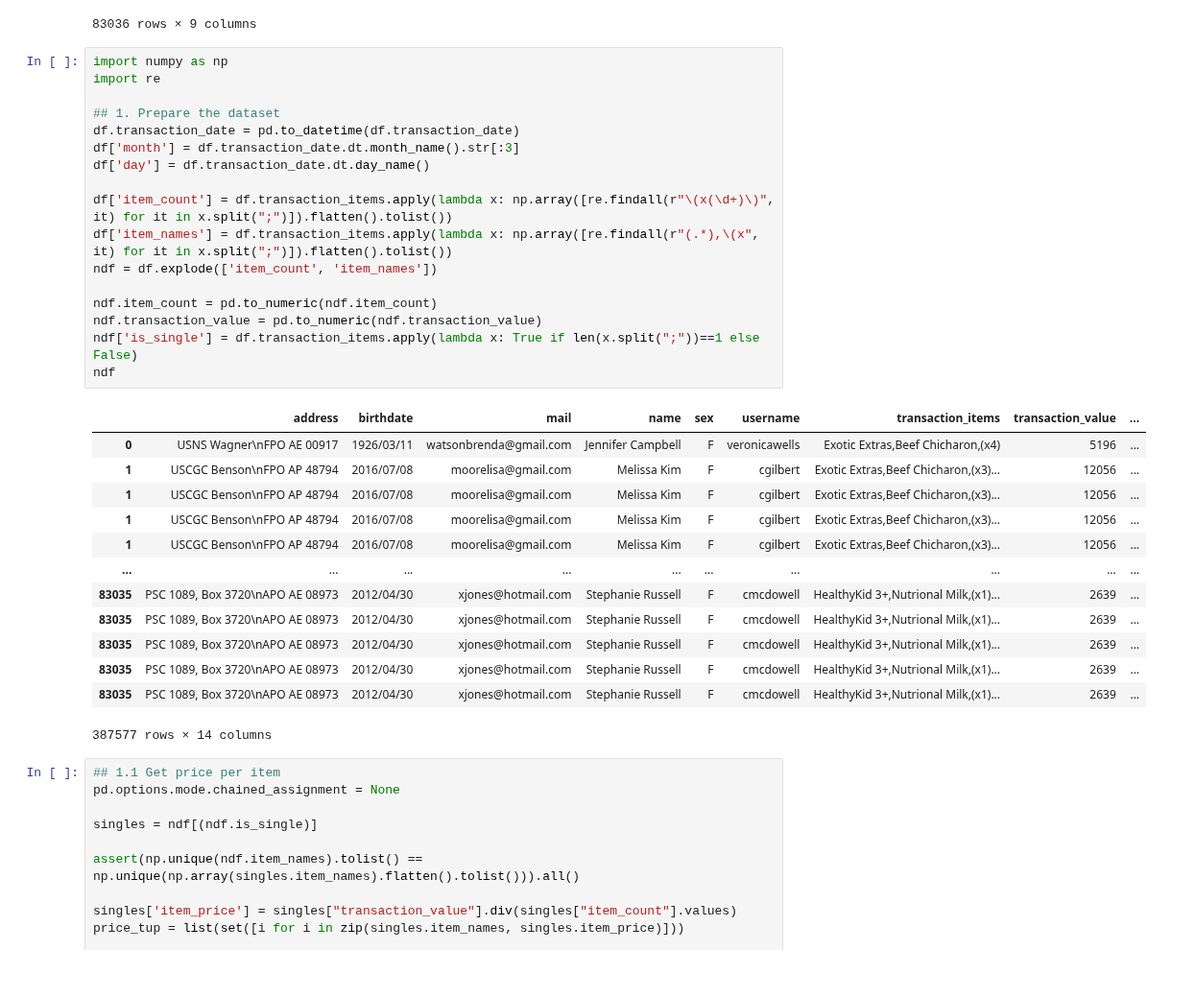
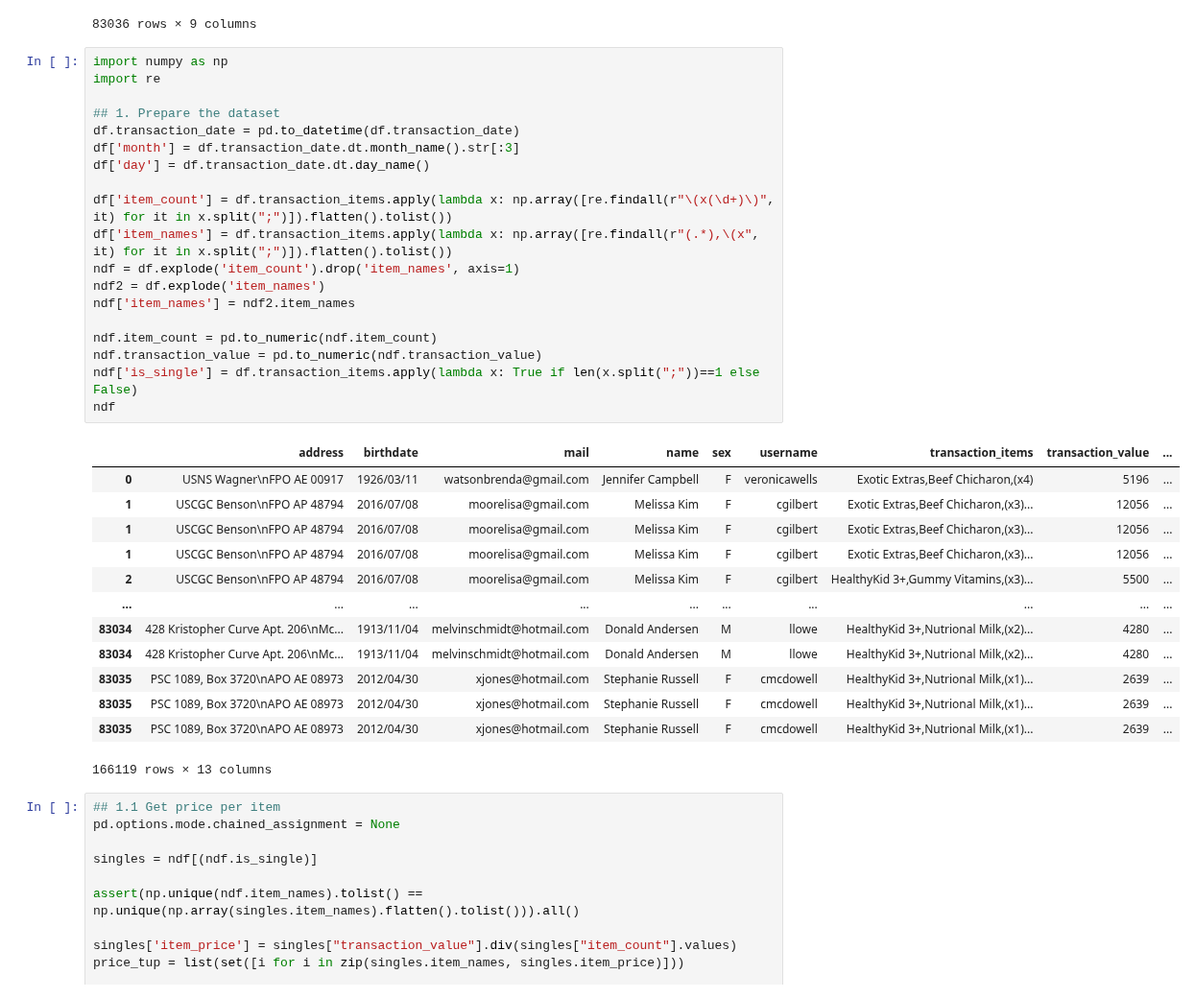
Before and after one commit to jcbacong/BA-probset-ateneo-2022, a Jupyter notebook: ad-hoc-analysis.ipynb, the cells around one changed output. Shown at 96% size. Saved outputs shown, nothing was run; the diff lists cells and outputs as text.

```diff
--- a/ad-hoc-analysis.ipynb
+++ b/ad-hoc-analysis.ipynb
@@ -23,34 +23,36 @@ df
 # %%
 import numpy as np
 import re
 
 ## 1. Prepare the dataset
 df.transaction_date = pd.to_datetime(df.transaction_date)
 df['month'] = df.transaction_date.dt.month_name().str[:3]
 df['day'] = df.transaction_date.dt.day_name()
 
 df['item_count'] = df.transaction_items.apply(lambda x: np.array([re.findall(r"\(x(\d+)\)", it) for it in x.split(";")]).flatten().tolist())
 df['item_names'] = df.transaction_items.apply(lambda x: np.array([re.findall(r"(.*),\(x", it) for it in x.split(";")]).flatten().tolist())
-ndf = df.explode(['item_count', 'item_names'])
+ndf = df.explode('item_count').drop('item_names', axis=1)
+ndf2 = df.explode('item_names')
+ndf['item_names'] = ndf2.item_names
 
 ndf.item_count = pd.to_numeric(ndf.item_count)
 ndf.transaction_value = pd.to_numeric(ndf.transaction_value)
 ndf['is_single'] = df.transaction_items.apply(lambda x: True if len(x.split(";"))==1 else False)
 ndf
 # %% [output]
 |  | address | birthdate | mail | name | sex | username | transaction_items | transaction_value | ... |
 | 0 | USNS Wagner\nFPO AE 00917 | 1926/03/11 | watsonbrenda@gmail.com | Jennifer Campbell | F | veronicawells | Exotic Extras,Beef Chicharon,(x4) | 5196 | ... |
 | 1 | USCGC Benson\nFPO AP 48794 | 2016/07/08 | moorelisa@gmail.com | Melissa Kim | F | cgilbert | Exotic Extras,Beef Chicharon,(x3)... | 12056 | ... |
 | 1 | USCGC Benson\nFPO AP 48794 | 2016/07/08 | moorelisa@gmail.com | Melissa Kim | F | cgilbert | Exotic Extras,Beef Chicharon,(x3)... | 12056 | ... |
 | 1 | USCGC Benson\nFPO AP 48794 | 2016/07/08 | moorelisa@gmail.com | Melissa Kim | F | cgilbert | Exotic Extras,Beef Chicharon,(x3)... | 12056 | ... |
-| 1 | USCGC Benson\nFPO AP 48794 | 2016/07/08 | moorelisa@gmail.com | Melissa Kim | F | cgilbert | Exotic Extras,Beef Chicharon,(x3)... | 12056 | ... |
+| 2 | USCGC Benson\nFPO AP 48794 | 2016/07/08 | moorelisa@gmail.com | Melissa Kim | F | cgilbert | HealthyKid 3+,Gummy Vitamins,(x3)... | 5500 | ... |
 | ... | ... | ... | ... | ... | ... | ... | ... | ... | ... |
+| 83034 | 428 Kristopher Curve Apt. 206\nMc... | 1913/11/04 | melvinschmidt@hotmail.com | Donald Andersen | M | llowe | HealthyKid 3+,Nutrional Milk,(x2)... | 4280 | ... |
+| 83034 | 428 Kristopher Curve Apt. 206\nMc... | 1913/11/04 | melvinschmidt@hotmail.com | Donald Andersen | M | llowe | HealthyKid 3+,Nutrional Milk,(x2)... | 4280 | ... |
 | 83035 | PSC 1089, Box 3720\nAPO AE 08973 | 2012/04/30 | xjones@hotmail.com | Stephanie Russell | F | cmcdowell | HealthyKid 3+,Nutrional Milk,(x1)... | 2639 | ... |
 | 83035 | PSC 1089, Box 3720\nAPO AE 08973 | 2012/04/30 | xjones@hotmail.com | Stephanie Russell | F | cmcdowell | HealthyKid 3+,Nutrional Milk,(x1)... | 2639 | ... |
 | 83035 | PSC 1089, Box 3720\nAPO AE 08973 | 2012/04/30 | xjones@hotmail.com | Stephanie Russell | F | cmcdowell | HealthyKid 3+,Nutrional Milk,(x1)... | 2639 | ... |
-| 83035 | PSC 1089, Box 3720\nAPO AE 08973 | 2012/04/30 | xjones@hotmail.com | Stephanie Russell | F | cmcdowell | HealthyKid 3+,Nutrional Milk,(x1)... | 2639 | ... |
-| 83035 | PSC 1089, Box 3720\nAPO AE 08973 | 2012/04/30 | xjones@hotmail.com | Stephanie Russell | F | cmcdowell | HealthyKid 3+,Nutrional Milk,(x1)... | 2639 | ... |
-387577 rows × 14 columns
+166119 rows × 13 columns
 # %%
 ## 1.1 Get price per item
 pd.options.mode.chained_assignment = None
```
